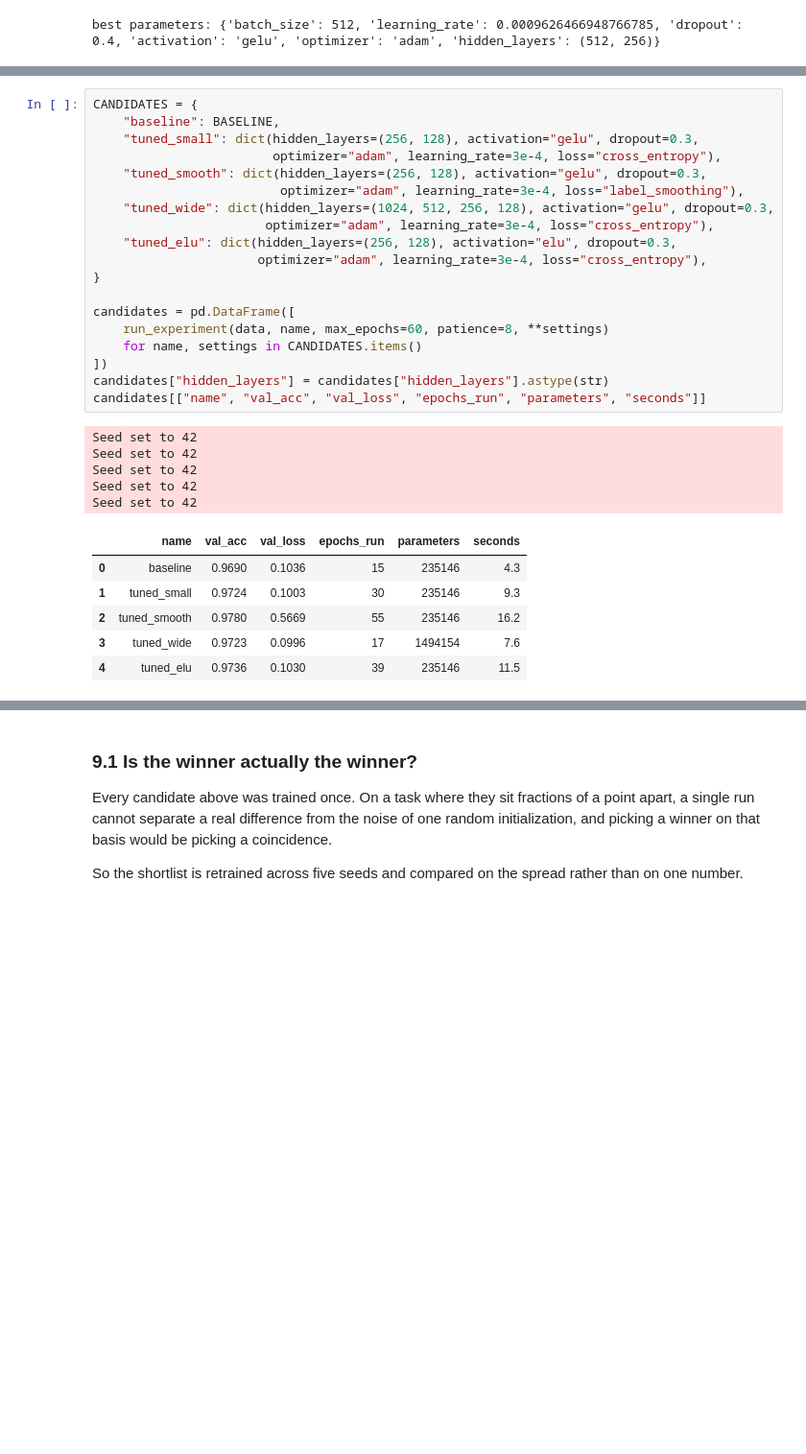
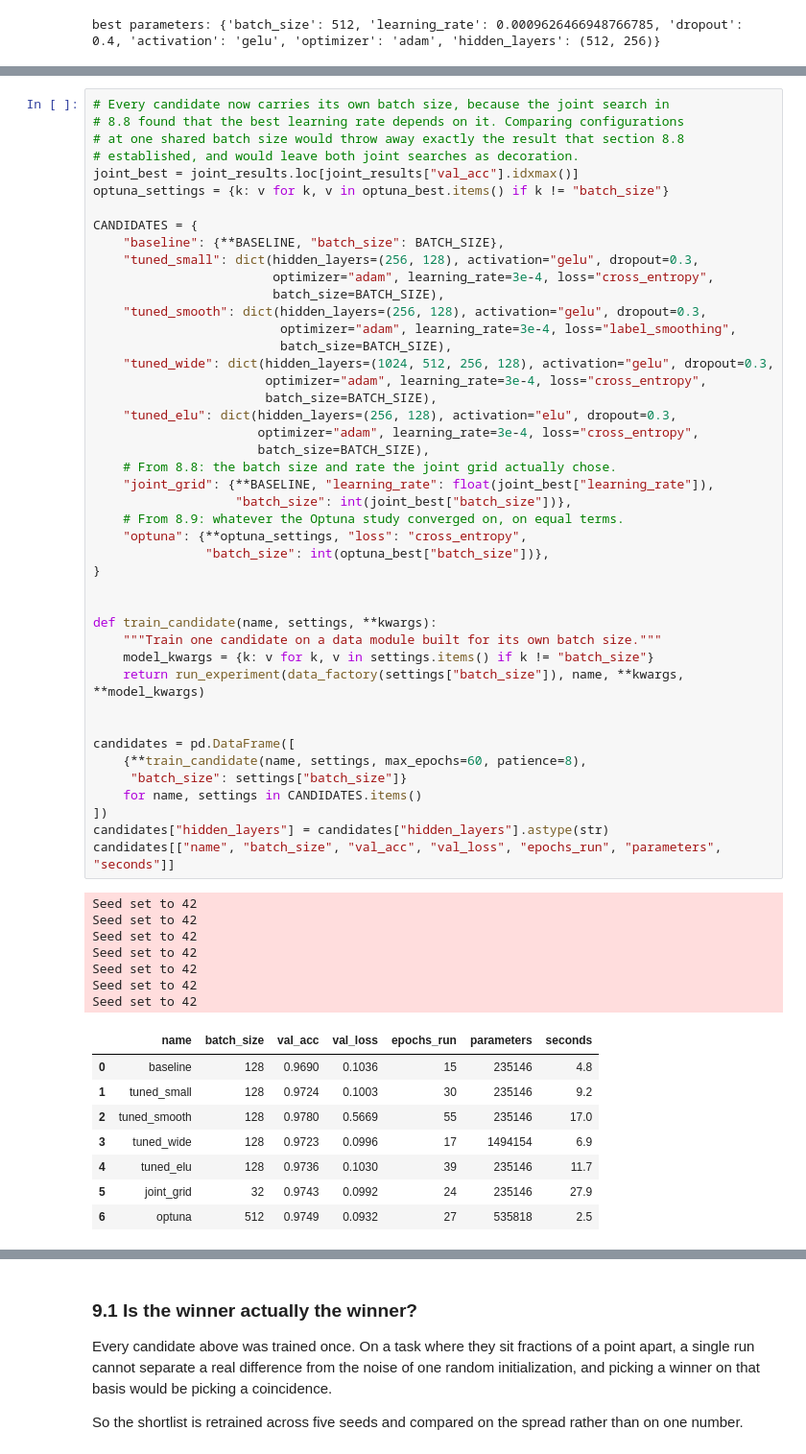
Before and after one commit to husein-loubani/mnist-mlp-classification, a Jupyter notebook: notebooks/mnist_mlp.ipynb, the cells around one changed output, grey strips where cells are left out. Shown at 96% size. Cells and saved outputs as stored; diff of their text form; blank space fills up the shorter version.

```diff
--- a/notebooks/mnist_mlp.ipynb
+++ b/notebooks/mnist_mlp.ipynb
@@ -679,34 +687,63 @@ Sweeping one axis at a time assumes the axes do not interact. That assumption is
 # %%
+# Every candidate now carries its own batch size, because the joint search in
+# 8.8 found that the best learning rate depends on it. Comparing configurations
+# at one shared batch size would throw away exactly the result that section 8.8
+# established, and would leave both joint searches as decoration.
+joint_best = joint_results.loc[joint_results["val_acc"].idxmax()]
+optuna_settings = {k: v for k, v in optuna_best.items() if k != "batch_size"}
+
 CANDIDATES = {
-    "baseline": BASELINE,
+    "baseline": {**BASELINE, "batch_size": BATCH_SIZE},
     "tuned_small": dict(hidden_layers=(256, 128), activation="gelu", dropout=0.3,
-                        optimizer="adam", learning_rate=3e-4, loss="cross_entropy"),
+                        optimizer="adam", learning_rate=3e-4, loss="cross_entropy",
+                        batch_size=BATCH_SIZE),
     "tuned_smooth": dict(hidden_layers=(256, 128), activation="gelu", dropout=0.3,
-                         optimizer="adam", learning_rate=3e-4, loss="label_smoothing"),
+                         optimizer="adam", learning_rate=3e-4, loss="label_smoothing",
+                         batch_size=BATCH_SIZE),
     "tuned_wide": dict(hidden_layers=(1024, 512, 256, 128), activation="gelu", dropout=0.3,
-                       optimizer="adam", learning_rate=3e-4, loss="cross_entropy"),
+                       optimizer="adam", learning_rate=3e-4, loss="cross_entropy",
+                       batch_size=BATCH_SIZE),
     "tuned_elu": dict(hidden_layers=(256, 128), activation="elu", dropout=0.3,
-                      optimizer="adam", learning_rate=3e-4, loss="cross_entropy"),
+                      optimizer="adam", learning_rate=3e-4, loss="cross_entropy",
+                      batch_size=BATCH_SIZE),
+    # From 8.8: the batch size and rate the joint grid actually chose.
+    "joint_grid": {**BASELINE, "learning_rate": float(joint_best["learning_rate"]),
+                   "batch_size": int(joint_best["batch_size"])},
+    # From 8.9: whatever the Optuna study converged on, on equal terms.
+    "optuna": {**optuna_settings, "loss": "cross_entropy",
+               "batch_size": int(optuna_best["batch_size"])},
 }
 
+
+def train_candidate(name, settings, **kwargs):
+    """Train one candidate on a data module built for its own batch size."""
+    model_kwargs = {k: v for k, v in settings.items() if k != "batch_size"}
+    return run_experiment(data_factory(settings["batch_size"]), name, **kwargs, **model_kwargs)
+
+
 candidates = pd.DataFrame([
-    run_experiment(data, name, max_epochs=60, patience=8, **settings)
+    {**train_candidate(name, settings, max_epochs=60, patience=8),
+     "batch_size": settings["batch_size"]}
     for name, settings in CANDIDATES.items()
 ])
 candidates["hidden_layers"] = candidates["hidden_layers"].astype(str)
-candidates[["name", "val_acc", "val_loss", "epochs_run", "parameters", "seconds"]]
+candidates[["name", "batch_size", "val_acc", "val_loss", "epochs_run", "parameters", "seconds"]]
 # %% [output]
 Seed set to 42
 Seed set to 42
 Seed set to 42
 Seed set to 42
 Seed set to 42
+Seed set to 42
+Seed set to 42
-|  | name | val_acc | val_loss | epochs_run | parameters | seconds |
-| 0 | baseline | 0.9690 | 0.1036 | 15 | 235146 | 4.3 |
-| 1 | tuned_small | 0.9724 | 0.1003 | 30 | 235146 | 9.3 |
-| 2 | tuned_smooth | 0.9780 | 0.5669 | 55 | 235146 | 16.2 |
-| 3 | tuned_wide | 0.9723 | 0.0996 | 17 | 1494154 | 7.6 |
-| 4 | tuned_elu | 0.9736 | 0.1030 | 39 | 235146 | 11.5 |
+|  | name | batch_size | val_acc | val_loss | epochs_run | parameters | seconds |
+| 0 | baseline | 128 | 0.9690 | 0.1036 | 15 | 235146 | 4.8 |
+| 1 | tuned_small | 128 | 0.9724 | 0.1003 | 30 | 235146 | 9.2 |
+| 2 | tuned_smooth | 128 | 0.9780 | 0.5669 | 55 | 235146 | 17.0 |
+| 3 | tuned_wide | 128 | 0.9723 | 0.0996 | 17 | 1494154 | 6.9 |
+| 4 | tuned_elu | 128 | 0.9736 | 0.1030 | 39 | 235146 | 11.7 |
+| 5 | joint_grid | 32 | 0.9743 | 0.0992 | 24 | 235146 | 27.9 |
+| 6 | optuna | 512 | 0.9749 | 0.0932 | 27 | 535818 | 2.5 |
 # %%
 # Selected on validation ACCURACY, not loss: label smoothing optimizes a
 # softened target, so its loss is on a different scale and comparing it against
```
Also changed, not shown: parts of 17 cells of this notebook, 2 other files.
